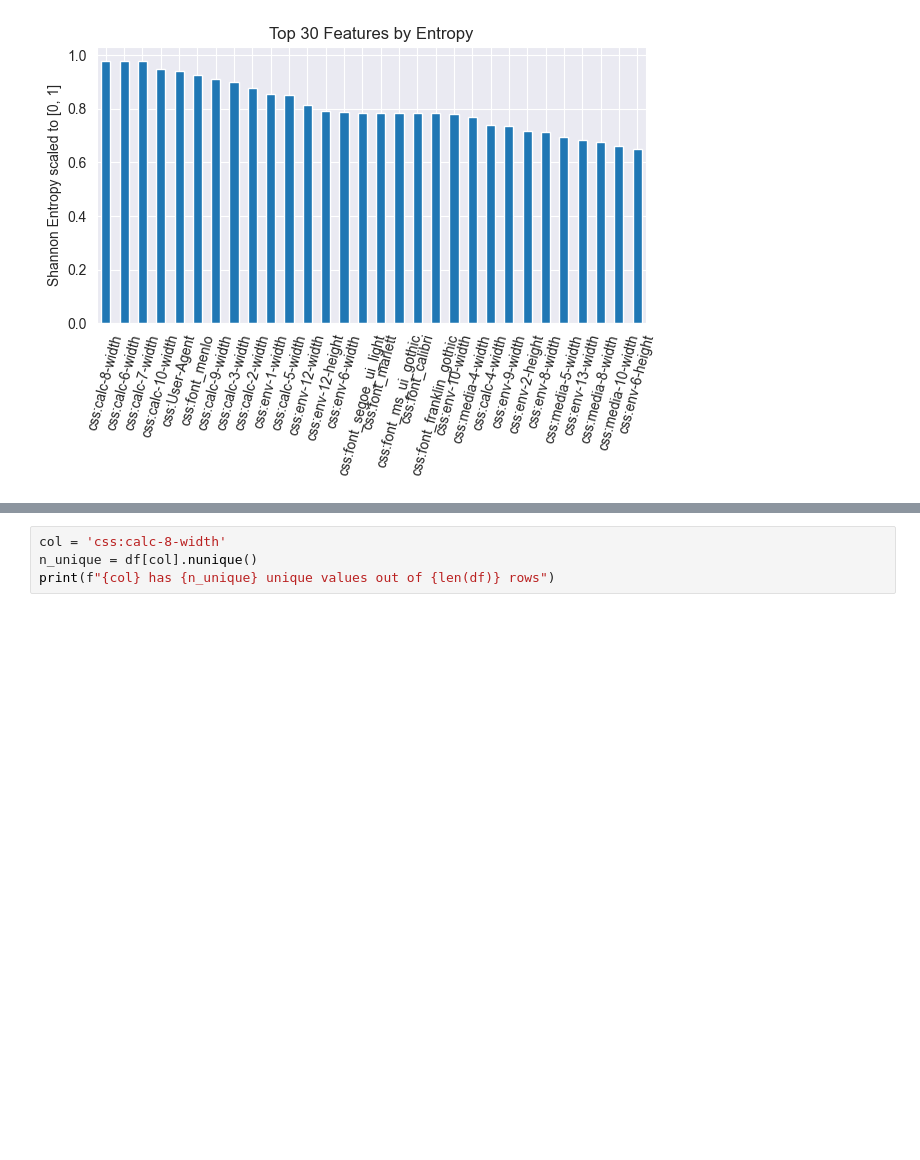
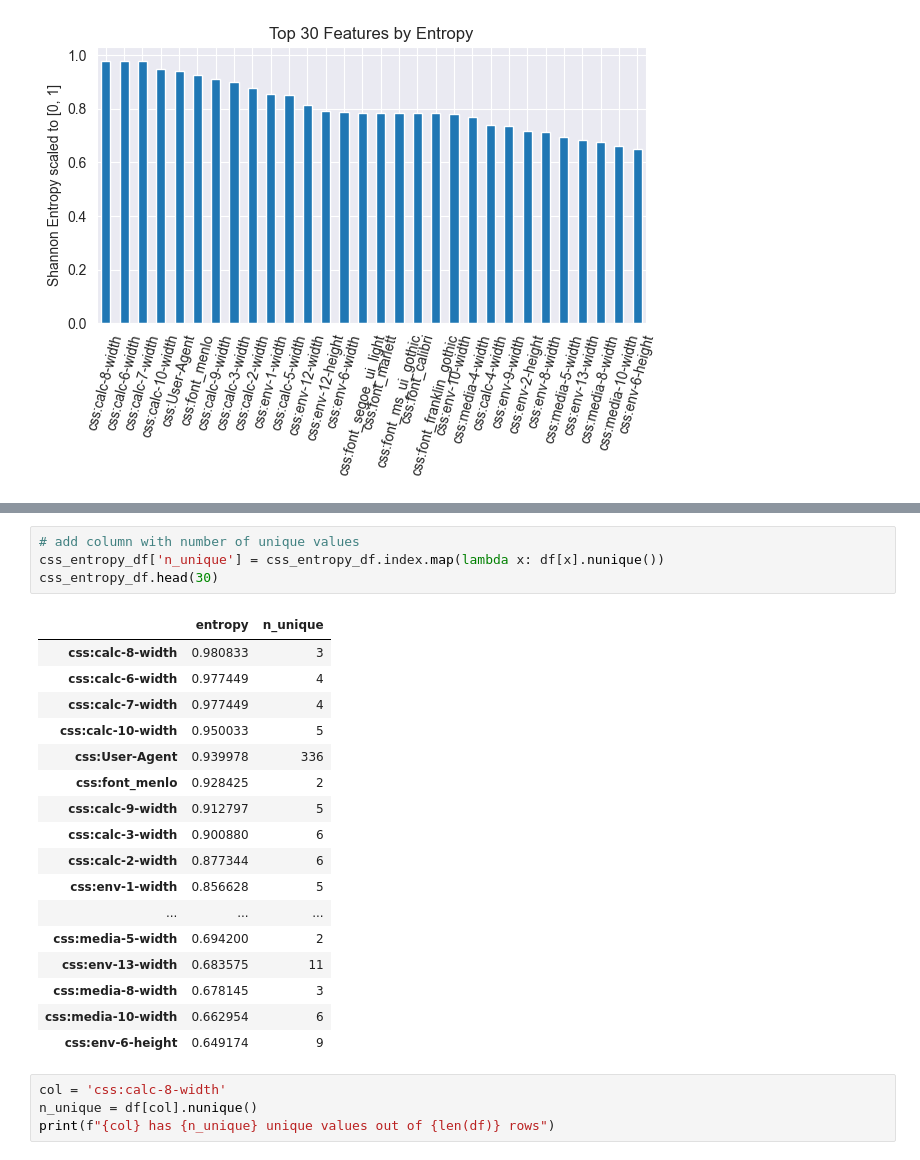
Before and after one commit to perzfilip/css-fingerprinting, a Jupyter notebook: analytics/3_entropy_analysis.ipynb, the cells around one changed output, grey strips where cells are left out. Cells and saved outputs as stored; diff of their text form; blank space fills up the shorter version.

Commit message:
analiza calc

```diff
--- a/analytics/3_entropy_analysis.ipynb
+++ b/analytics/3_entropy_analysis.ipynb
@@ -75,3 +75,25 @@ plt.show()
+# %%
+# add column with number of unique values
+css_entropy_df['n_unique'] = css_entropy_df.index.map(lambda x: df[x].nunique())
+css_entropy_df.head(30)
+# %% [output]
+|  | entropy | n_unique |
+| css:calc-8-width | 0.980833 | 3 |
+| css:calc-6-width | 0.977449 | 4 |
+| css:calc-7-width | 0.977449 | 4 |
+| css:calc-10-width | 0.950033 | 5 |
+| css:User-Agent | 0.939978 | 336 |
+| css:font_menlo | 0.928425 | 2 |
+| css:calc-9-width | 0.912797 | 5 |
+| css:calc-3-width | 0.900880 | 6 |
+| css:calc-2-width | 0.877344 | 6 |
+| css:env-1-width | 0.856628 | 5 |
+| ... | ... | ... |
+| css:media-5-width | 0.694200 | 2 |
+| css:env-13-width | 0.683575 | 11 |
+| css:media-8-width | 0.678145 | 3 |
+| css:media-10-width | 0.662954 | 6 |
+| css:env-6-height | 0.649174 | 9 |
 # %%
 col = 'css:calc-8-width'
 n_unique = df[col].nunique()
```
Also changed, not shown: parts of 1 cell of this notebook, 6 other files.
